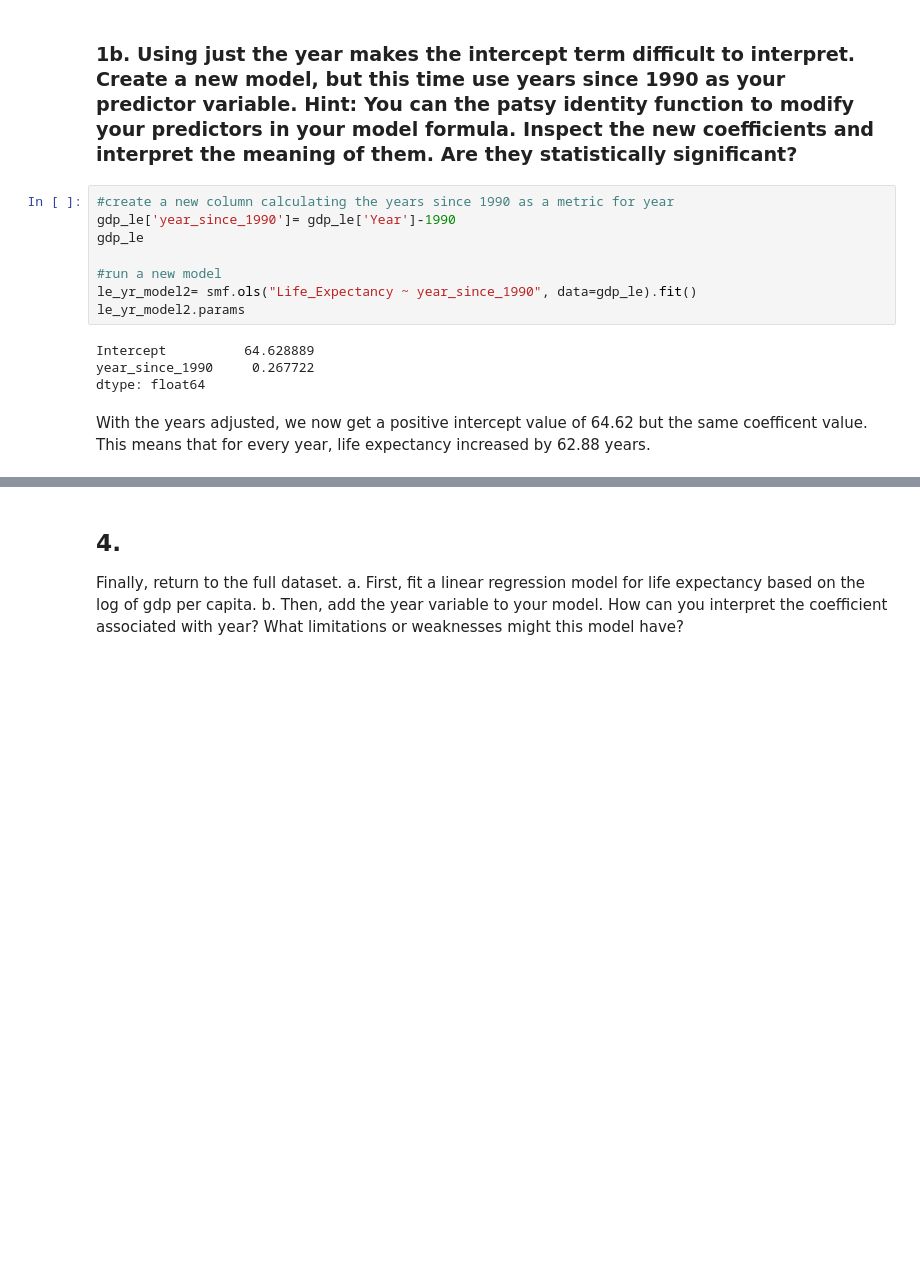
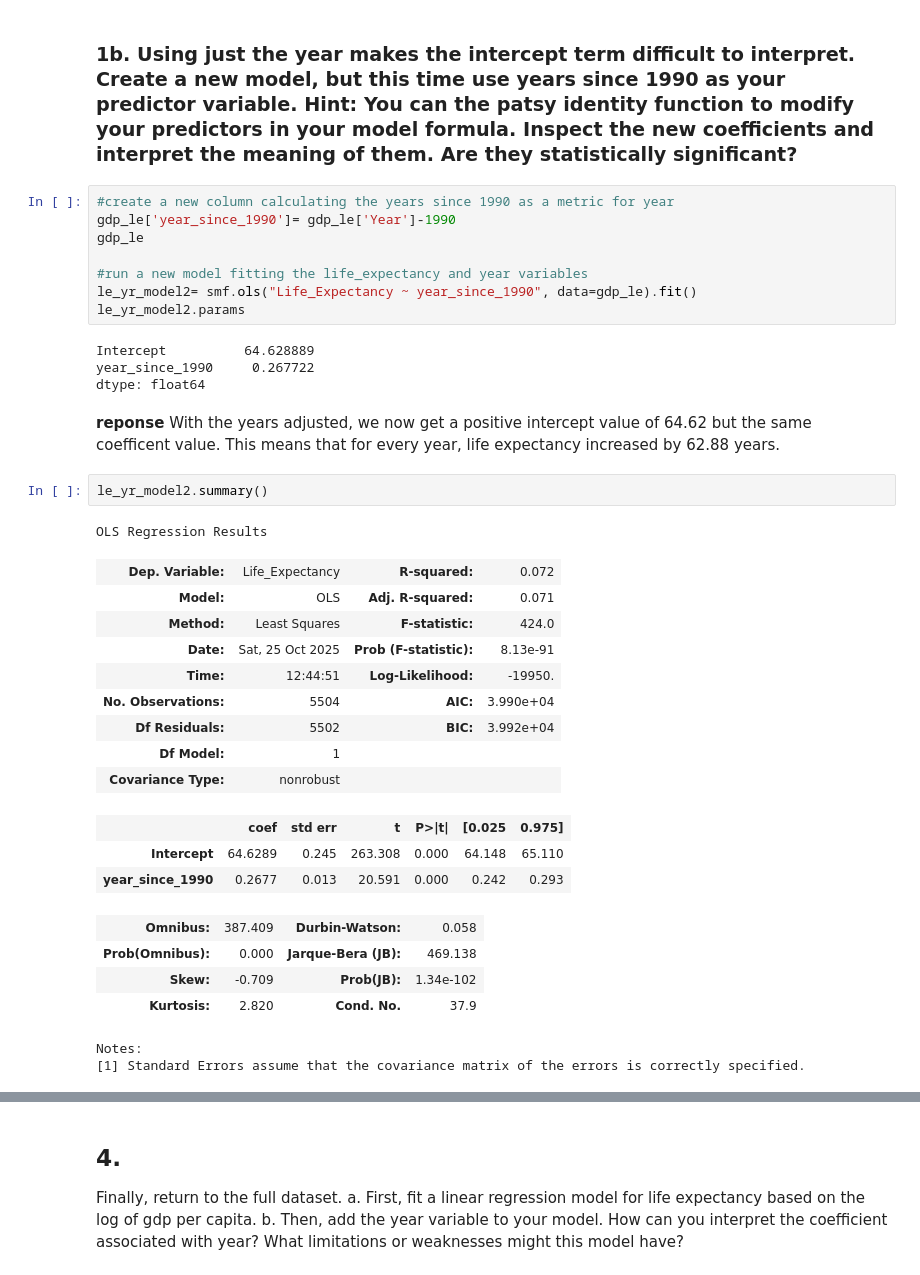
Before and after one commit to nss-data-science-cohort-9/un-linear-regression-sarahmulloy, a Jupyter notebook: notebooks/UN_linregress_practice.ipynb, the cells around one changed output, grey strips where cells are left out. Cells and saved outputs as stored; diff of their text form; blank space fills up the shorter version.

```diff
--- a/notebooks/UN_linregress_practice.ipynb
+++ b/notebooks/UN_linregress_practice.ipynb
@@ -44,7 +40,7 @@ The intercept is -468 and coefficent is 0.26 year. This means that for every yea
 gdp_le['year_since_1990']= gdp_le['Year']-1990
 gdp_le
 
-#run a new model
+#run a new model fitting the life_expectancy and year variables
 le_yr_model2= smf.ols("Life_Expectancy ~ year_since_1990", data=gdp_le).fit()
 le_yr_model2.params
 # %% [output]
@@ -52,4 +48,26 @@ Intercept          64.628889
 year_since_1990     0.267722
 dtype: float64
 # %% [markdown]
-With the years adjusted, we now get a positive intercept value of 64.62 but the same coefficent value. This means that for every year, life expectancy increased by 62.88 years.
+**reponse** With the years adjusted, we now get a positive intercept value of 64.62 but the same coefficent value. This means that for every year, life expectancy increased by 62.88 years.
+# %%
+le_yr_model2.summary()
+# %% [output]
+OLS Regression Results
+| Dep. Variable: | Life_Expectancy | R-squared: | 0.072 |
+| Model: | OLS | Adj. R-squared: | 0.071 |
+| Method: | Least Squares | F-statistic: | 424.0 |
+| Date: | Sat, 25 Oct 2025 | Prob (F-statistic): | 8.13e-91 |
+| Time: | 12:44:51 | Log-Likelihood: | -19950. |
+| No. Observations: | 5504 | AIC: | 3.990e+04 |
+| Df Residuals: | 5502 | BIC: | 3.992e+04 |
+| Df Model: | 1 |  |  |
+| Covariance Type: | nonrobust |  |  |
+|  | coef | std err | t | P>|t| | [0.025 | 0.975] |
+| Intercept | 64.6289 | 0.245 | 263.308 | 0.000 | 64.148 | 65.110 |
+| year_since_1990 | 0.2677 | 0.013 | 20.591 | 0.000 | 0.242 | 0.293 |
+| Omnibus: | 387.409 | Durbin-Watson: | 0.058 |
+| Prob(Omnibus): | 0.000 | Jarque-Bera (JB): | 469.138 |
+| Skew: | -0.709 | Prob(JB): | 1.34e-102 |
+| Kurtosis: | 2.820 | Cond. No. | 37.9 |
+Notes:
+[1] Standard Errors assume that the covariance matrix of the errors is correctly specified.
```
Also changed, not shown: parts of 45 cells of this notebook.
